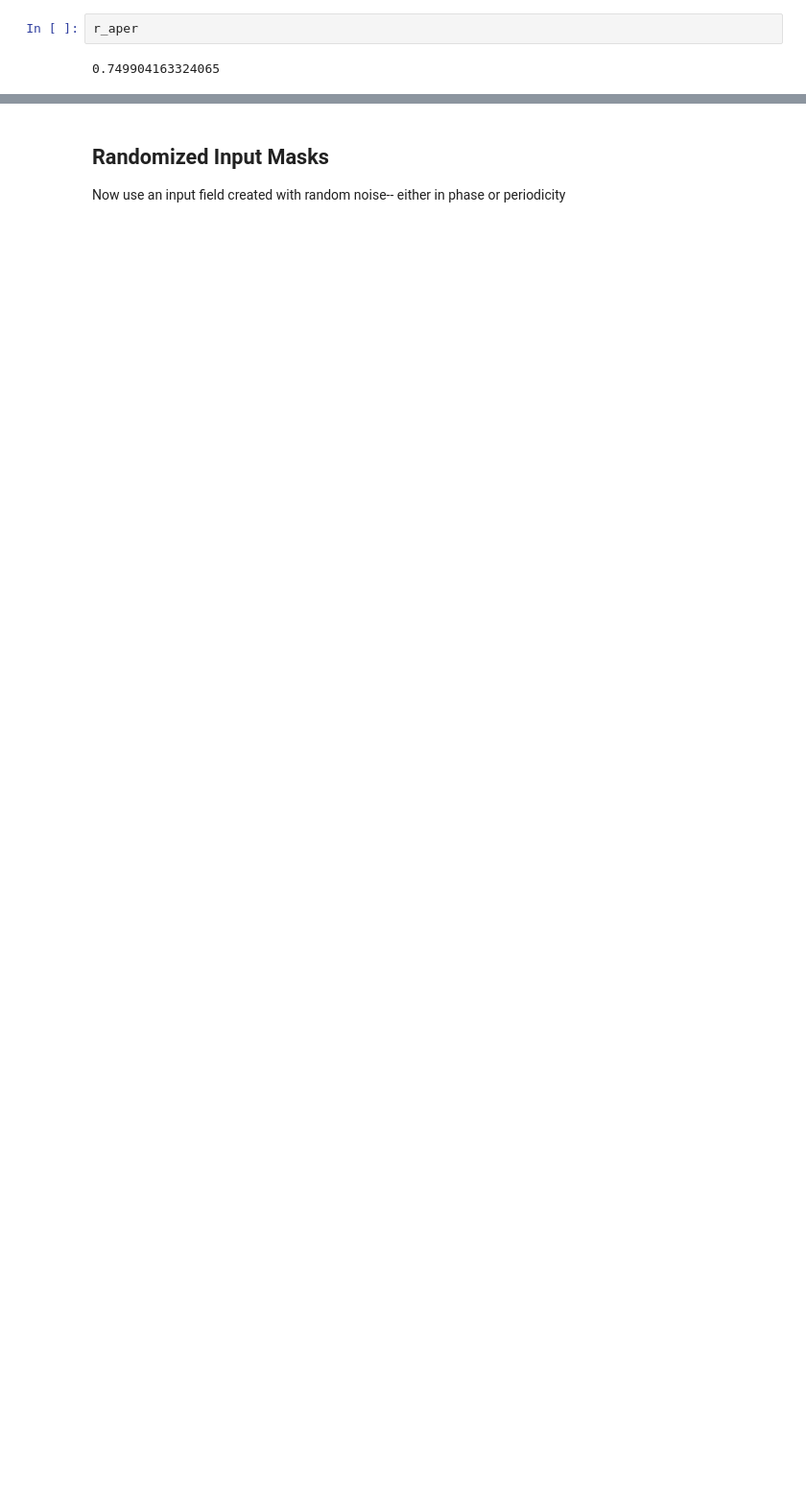
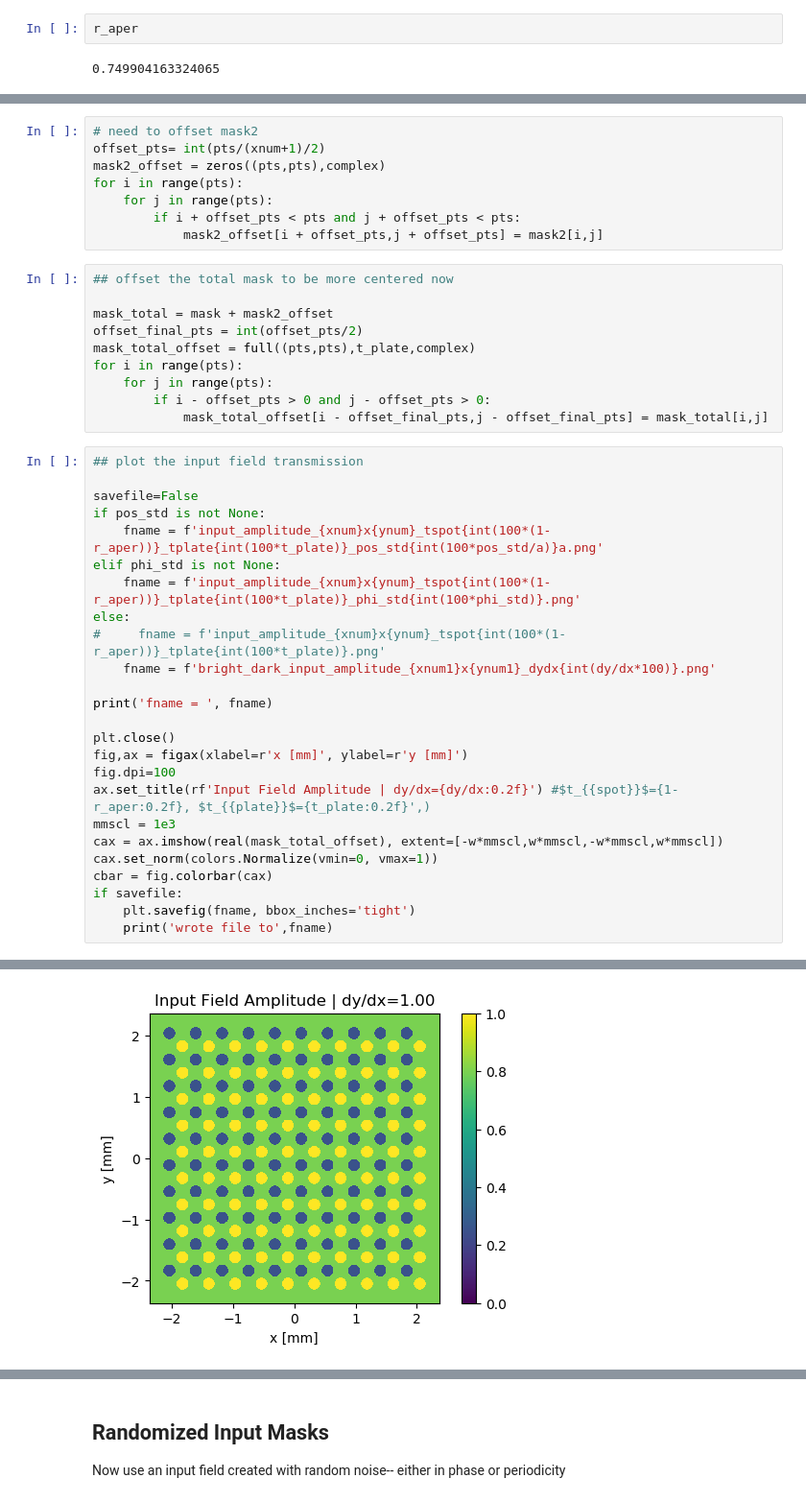
Before and after one commit to prhuft/fourier-optics, a Jupyter notebook: nonuniform_array.ipynb, the cells around one changed output, grey strips where cells are left out. Shown at 96% size. Cells and saved outputs as stored; diff of their text form; blank space fills up the shorter version.

```diff
--- a/nonuniform_array.ipynb
+++ b/nonuniform_array.ipynb
@@ -115,0 +171,44 @@ r_aper
+# %%
+# need to offset mask2
+offset_pts= int(pts/(xnum+1)/2)
+mask2_offset = zeros((pts,pts),complex)
+for i in range(pts):
+    for j in range(pts):
+        if i + offset_pts < pts and j + offset_pts < pts:
+            mask2_offset[i + offset_pts,j + offset_pts] = mask2[i,j]
+# %%
+## offset the total mask to be more centered now
+
+mask_total = mask + mask2_offset
+offset_final_pts = int(offset_pts/2)
+mask_total_offset = full((pts,pts),t_plate,complex)
+for i in range(pts):
+    for j in range(pts):
+        if i - offset_pts > 0 and j - offset_pts > 0:
+            mask_total_offset[i - offset_final_pts,j - offset_final_pts] = mask_total[i,j]
+# %%
+## plot the input field transmission
+
+savefile=False
+if pos_std is not None:
+    fname = f'input_amplitude_{xnum}x{ynum}_tspot{int(100*(1-r_aper))}_tplate{int(100*t_plate)}_pos_std{int(100*pos_std/a)}a.png'
+elif phi_std is not None:
+    fname = f'input_amplitude_{xnum}x{ynum}_tspot{int(100*(1-r_aper))}_tplate{int(100*t_plate)}_phi_std{int(100*phi_std)}.png'
+else:
+#     fname = f'input_amplitude_{xnum}x{ynum}_tspot{int(100*(1-r_aper))}_tplate{int(100*t_plate)}.png'
+    fname = f'bright_dark_input_amplitude_{xnum1}x{ynum1}_dydx{int(dy/dx*100)}.png'
+
+print('fname = ', fname)
+
+plt.close()
+fig,ax = figax(xlabel=r'x [mm]', ylabel=r'y [mm]')
+fig.dpi=100
+ax.set_title(rf'Input Field Amplitude | dy/dx={dy/dx:0.2f}') #$t_{{spot}}$={1-r_aper:0.2f}, $t_{{plate}}$={t_plate:0.2f}',)
+mmscl = 1e3
+cax = ax.imshow(real(mask_total_offset), extent=[-w*mmscl,w*mmscl,-w*mmscl,w*mmscl])
+cax.set_norm(colors.Normalize(vmin=0, vmax=1))
+cbar = fig.colorbar(cax)
+if savefile:
+    plt.savefig(fname, bbox_inches='tight')
+    print('wrote file to',fname)
+# %% [output]
@@ -115,0 +216 @@ r_aper
+[figure, added]
```
Also changed, not shown: parts of 19 cells of this notebook, 1 other file.
